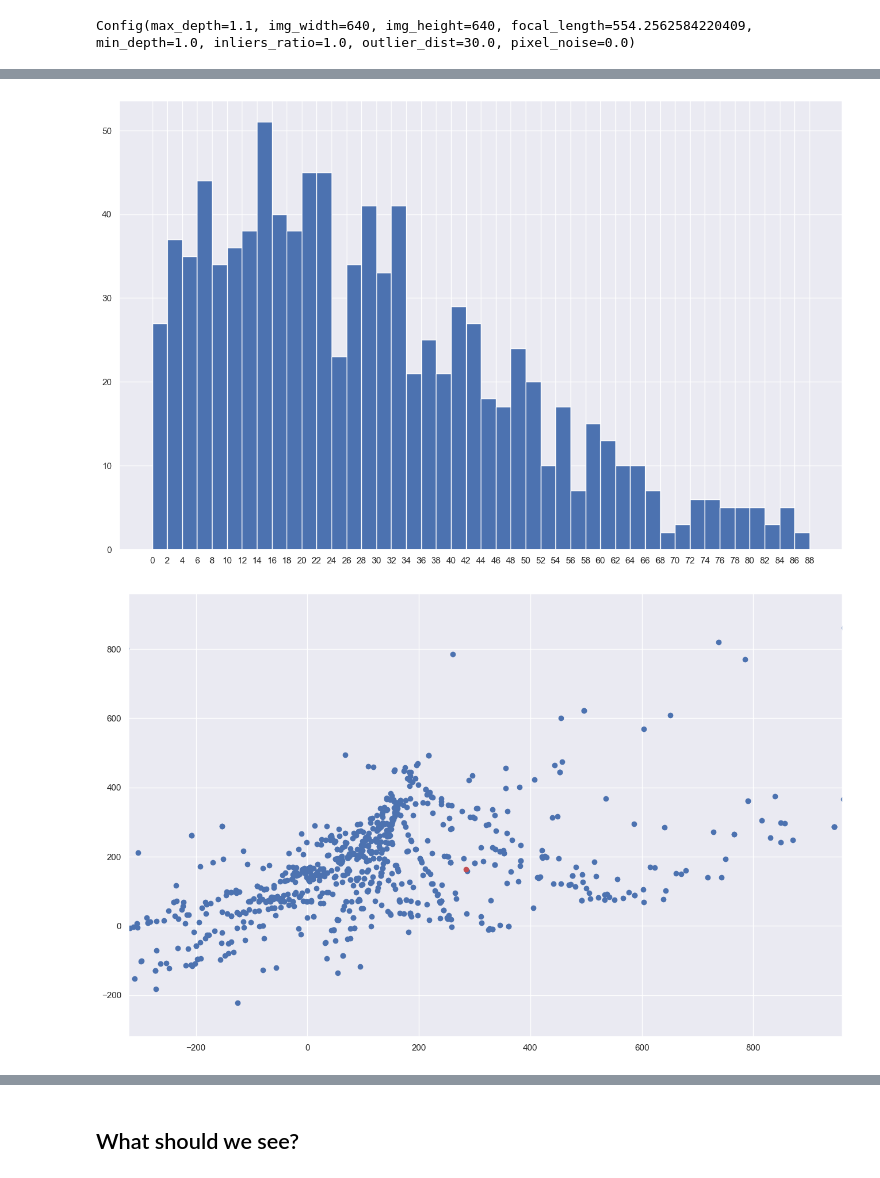
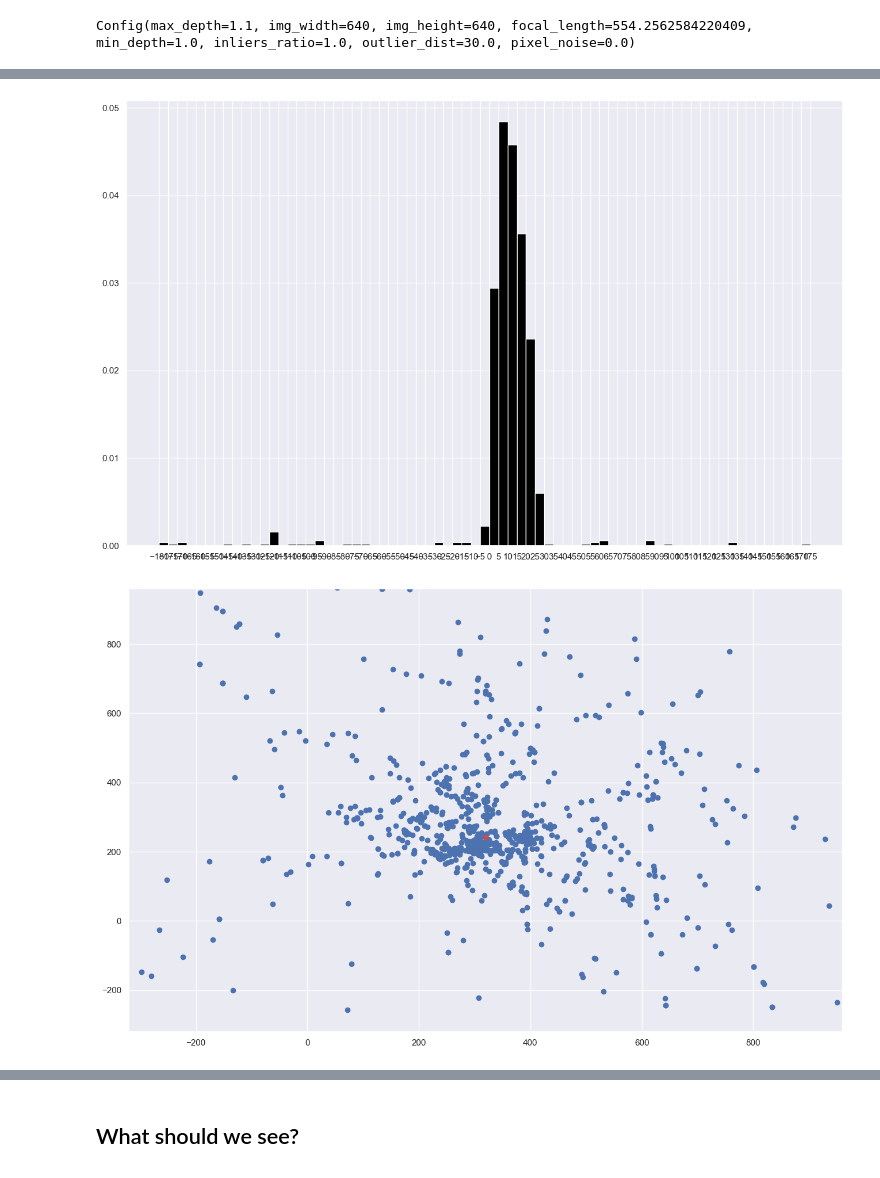
Before and after one commit to bohdanhlovatskyi/pose_estimation, a Jupyter notebook: Solver.ipynb, the cells around one changed output, grey strips where cells are left out. Saved outputs shown, nothing was run; the diff lists cells and outputs as text; code cells hidden in the pictures.

Commit message:
ready with bench for displacements

```diff
--- a/Solver.ipynb
+++ b/Solver.ipynb
@@ -431,7 +431,7 @@ def plot_displacements(gt, proj, inlier_disp, conf):
 
     plt.show()
 # %%
-gt, proj, disp, inlier_disp, y_gen, y_pred, generated_from_inliers = get_displacements(100, (0, 10), points_for_solver="min-dist")
+gt, proj, disp, inlier_disp, y_gen, y_pred, generated_from_inliers = get_displacements(100, (0, 30), points_for_solver="min-dist")
 print(f"[{generated_from_inliers}] y_gen angle is: {y_gen}, y_pred: {y_pred}")
 plot_displacements(gt, proj, inlier_disp, conf)
 # %% [output]
@@ -508,5 +497,5 @@ def get_rotation(gt1, proj1, gt2, proj2, c):
         )
     )
 
-    return res[1]
+    return res[0]
 # %%
@@ -527,0 +559,4 @@ for idx in range(1000):
+# %%
+gt, proj, disp, inlier_disp, y_gen, y_pred, generated_from_inliers = get_displacements(100, (0, 30), points_for_solver="min-dist")
+print(f"[{generated_from_inliers}] y_gen angle is: {y_gen}, y_pred: {y_pred}")
+plot_displacements(gt, proj, inlier_disp, conf)
@@ -528,17 +574,19 @@ for idx in range(1000):
+# %%
+centers, angles = get_rot_angles_mean_c(gt, proj)
 # %%
-plt.hist(angles, range(0, 90, 2))
-plt.xticks(range(0, 90, 2))
+plt.hist(angles, density=True, color='black', bins=np.arange(-180, 180, 5))
+plt.xticks(range(-180, 180, 5))
 plt.show()
 # %% [output]
-[figure, old version]
+[figure, new version]
 # %%
 plt.scatter([elm[0] for elm in centers], [elm[1] for elm in centers])
-plt.scatter(np.mean([elm[0] for elm in centers]), np.mean([elm[1] for elm in centers]), color="r")
+plt.scatter(np.median([elm[0] for elm in centers]), np.median([elm[1] for elm in centers]), color="r")
 plt.xlim(-0.5 * conf.img_width, 1.5 * conf.img_width)
 plt.ylim(-0.5 * conf.img_height, 1.5 * conf.img_height)
 plt.show()
 # %% [output]
-[figure, old version]
+[figure, new version]
 # %%
 sns.histplot([min(2000, float(elm.norm())) for elm in disp])
 plt.axvline(23**2, 0, 1, color='r', linewidth=4)
```
Also changed, not shown: parts of 13 cells of this notebook, 1 other file.
